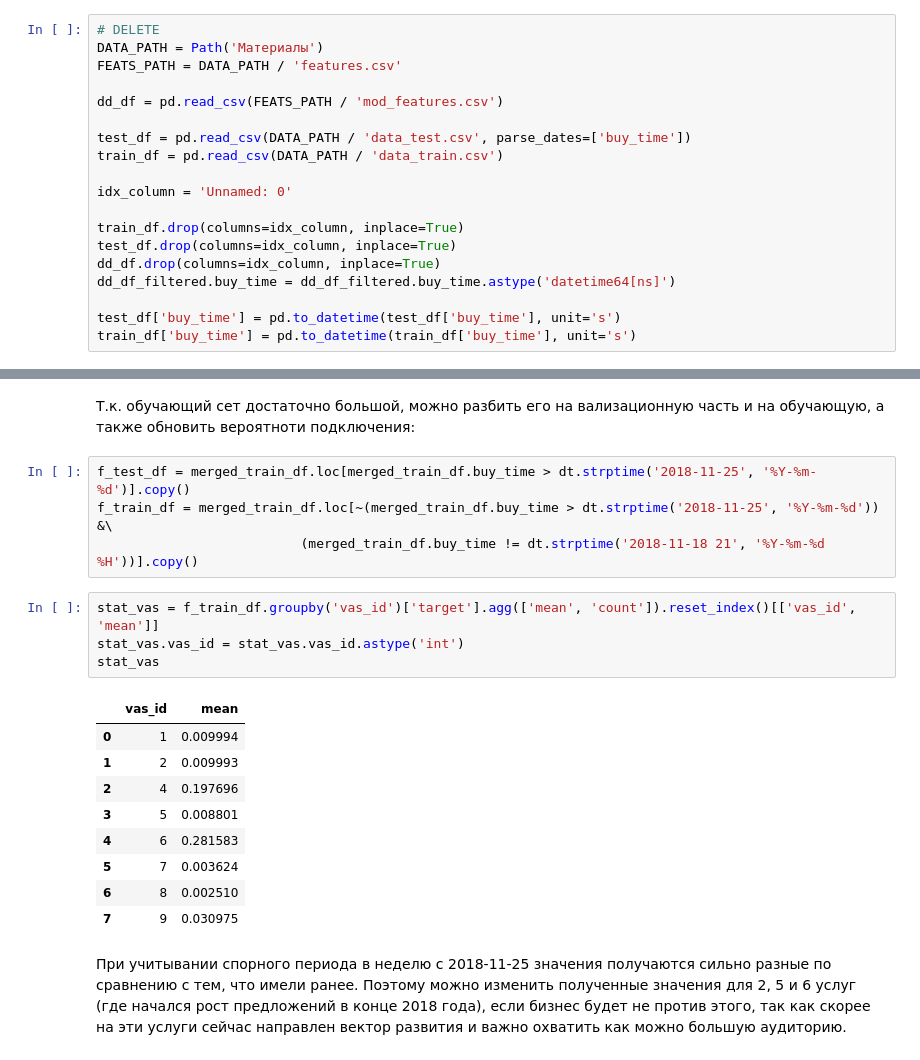
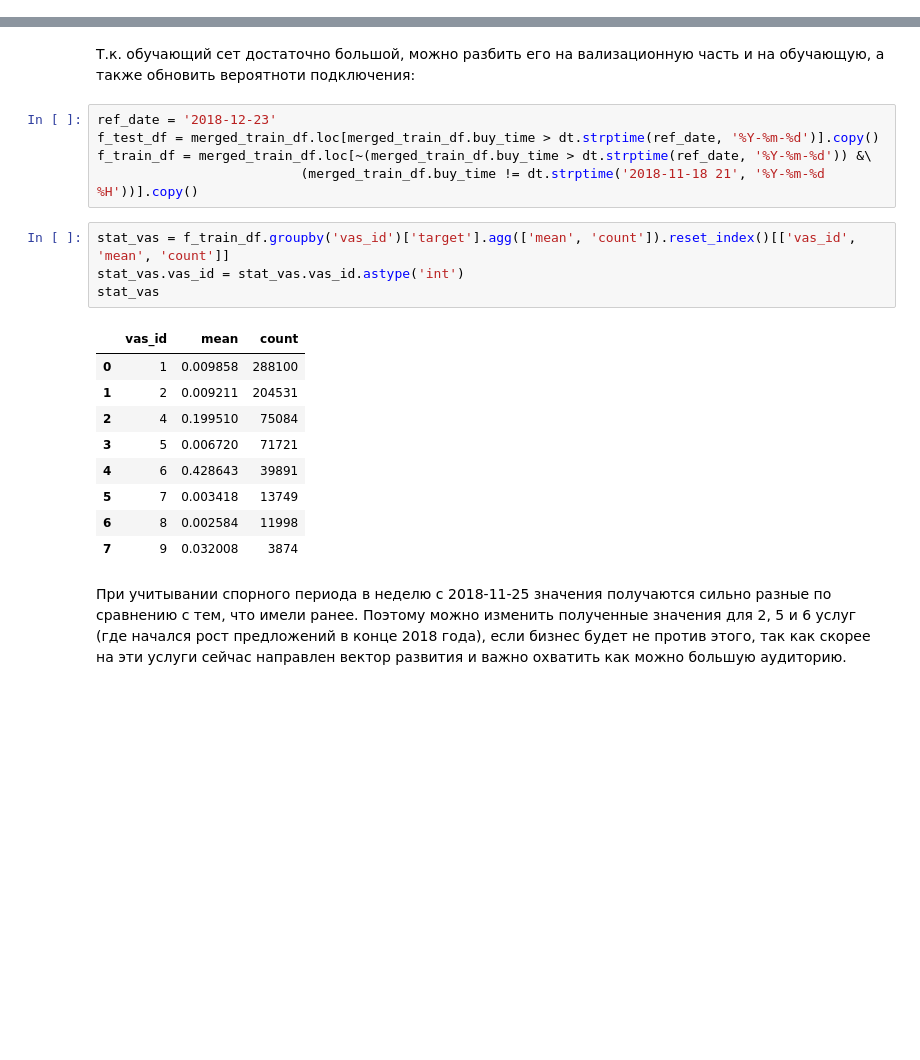
Before and after one commit to WiZor1/MF_VAS_service_predict, a Jupyter notebook: CW_MF.ipynb, the cells around one changed output, grey strips where cells are left out. Saved outputs shown, nothing was run; the diff lists cells and outputs as text; blank space fills up the shorter version.

```diff
--- a/CW_MF.ipynb
+++ b/CW_MF.ipynb
@@ -34,22 +41,3 @@ dd_df = dd.read_csv(FEATS_PATH / 'features.csv', sep='\t',)
 
 test_df = pd.read_csv(DATA_PATH / 'data_test.csv', parse_dates=['buy_time'])
 train_df = pd.read_csv(DATA_PATH / 'data_train.csv')
-# %%
-# DELETE
-DATA_PATH = Path('Материалы')
-FEATS_PATH = DATA_PATH / 'features.csv'
-
-dd_df = pd.read_csv(FEATS_PATH / 'mod_features.csv')
-
-test_df = pd.read_csv(DATA_PATH / 'data_test.csv', parse_dates=['buy_time'])
-train_df = pd.read_csv(DATA_PATH / 'data_train.csv')
-
-idx_column = 'Unnamed: 0'
-
-train_df.drop(columns=idx_column, inplace=True)
-test_df.drop(columns=idx_column, inplace=True)
-dd_df.drop(columns=idx_column, inplace=True)
-dd_df_filtered.buy_time = dd_df_filtered.buy_time.astype('datetime64[ns]')
-
-test_df['buy_time'] = pd.to_datetime(test_df['buy_time'], unit='s')
-train_df['buy_time'] = pd.to_datetime(train_df['buy_time'], unit='s')
@@ -391,23 +397,24 @@ null_cnt, null_cnt / merged_train_df.shape[0]
 # %% [markdown]
 Т.к. обучающий сет достаточно большой, можно разбить его на вализационную часть и на обучающую, а также обновить вероятноти подключения:
 # %%
-f_test_df = merged_train_df.loc[merged_train_df.buy_time > dt.strptime('2018-11-25', '%Y-%m-%d')].copy()
-f_train_df = merged_train_df.loc[~(merged_train_df.buy_time > dt.strptime('2018-11-25', '%Y-%m-%d')) &\
+ref_date = '2018-12-23'
+f_test_df = merged_train_df.loc[merged_train_df.buy_time > dt.strptime(ref_date, '%Y-%m-%d')].copy()
+f_train_df = merged_train_df.loc[~(merged_train_df.buy_time > dt.strptime(ref_date, '%Y-%m-%d')) &\
                           (merged_train_df.buy_time != dt.strptime('2018-11-18 21', '%Y-%m-%d %H'))].copy()
 # %%
-stat_vas = f_train_df.groupby('vas_id')['target'].agg(['mean', 'count']).reset_index()[['vas_id', 'mean']]
+stat_vas = f_train_df.groupby('vas_id')['target'].agg(['mean', 'count']).reset_index()[['vas_id', 'mean', 'count']]
 stat_vas.vas_id = stat_vas.vas_id.astype('int')
 stat_vas
 # %% [output]
-|  | vas_id | mean |
-| 0 | 1 | 0.009994 |
-| 1 | 2 | 0.009993 |
-| 2 | 4 | 0.197696 |
-| 3 | 5 | 0.008801 |
-| 4 | 6 | 0.281583 |
-| 5 | 7 | 0.003624 |
-| 6 | 8 | 0.002510 |
-| 7 | 9 | 0.030975 |
+|  | vas_id | mean | count |
+| 0 | 1 | 0.009858 | 288100 |
+| 1 | 2 | 0.009211 | 204531 |
+| 2 | 4 | 0.199510 | 75084 |
+| 3 | 5 | 0.006720 | 71721 |
+| 4 | 6 | 0.428643 | 39891 |
+| 5 | 7 | 0.003418 | 13749 |
+| 6 | 8 | 0.002584 | 11998 |
+| 7 | 9 | 0.032008 | 3874 |
 # %% [markdown]
 При учитывании спорного периода в неделю с 2018-11-25 значения получаются сильно разные по сравнению с тем, что имели ранее. Поэтому можно изменить полученные значения для 2, 5 и 6 услуг (где начался рост предложений в конце 2018 года), если бизнес будет не против этого, так как скорее на эти услуги сейчас направлен вектор развития и важно охватить как можно большую аудиторию.
 # %%
```
Also changed, not shown: parts of 80 cells of this notebook.
